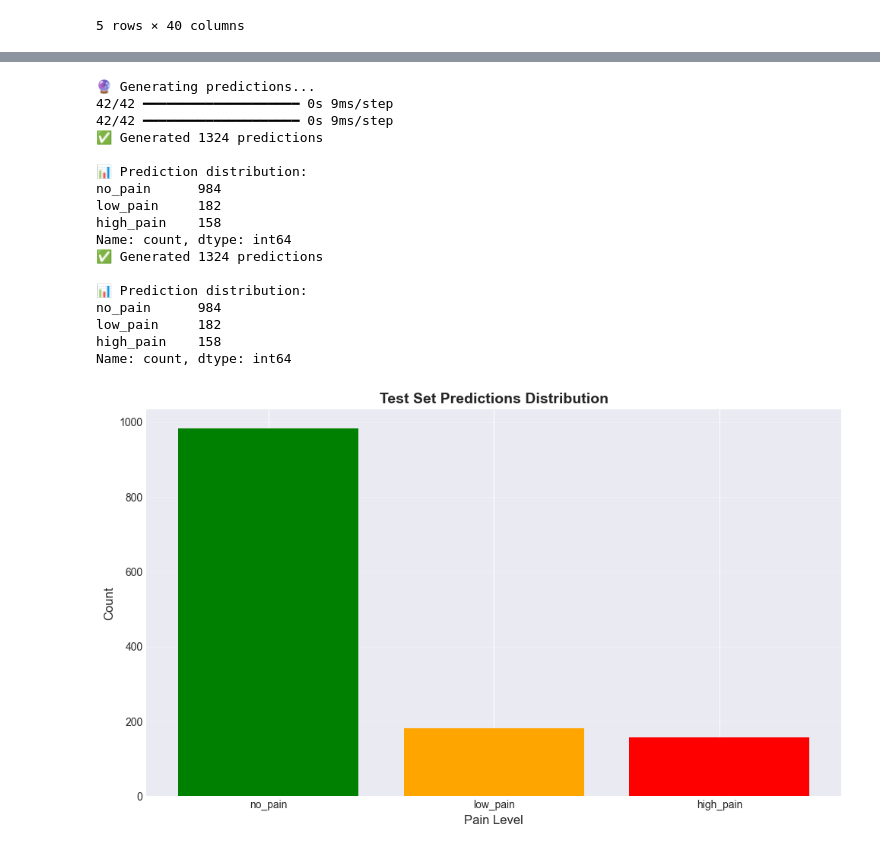
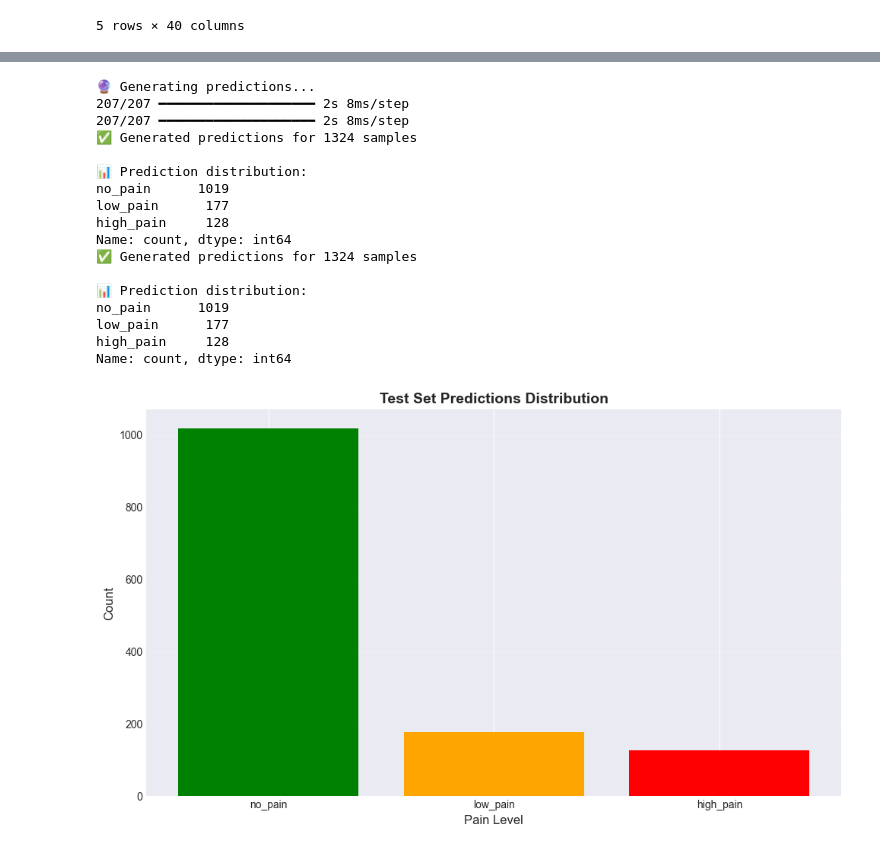
Before and after one commit to FilippoSaccomano/Cracking-Pain-Levels-from-Time-Series-Signals, a Jupyter notebook: pain_pirate_analysis.ipynb, the cells around one changed output, grey strips where cells are left out. Drawn from its saved outputs; the diff is of its cells as text; code cells hidden in the pictures.

Commit message:
best result

```diff
--- a/pain_pirate_analysis.ipynb
+++ b/pain_pirate_analysis.ipynb
@@ -636,12 +609,11 @@ print("✅ Callback factory ready!")
 # %% [output]
 ✅ Callback factory ready!
 # %%
-def apply_smote_resampling(X_train, y_train, smote_params):
-    smote = SMOTE(**smote_params)
-    X_flat = X_train.reshape(X_train.shape[0], -1)
-    X_res_flat, y_res = smote.fit_resample(X_flat, y_train)
-    X_res = X_res_flat.reshape(-1, sequence_length, n_features)
-    return X_res.astype(np.float32), y_res
+# Training utilities aligned with sliding-window approach
+def apply_smote_resampling(X_train, y_train, smote_params=None):
+    """Compatibility wrapper: returns the provided training windows without resampling."""
+    _ = smote_params  # Parameters kept for interface compatibility
+    return X_train.copy(), y_train.copy()
 
 def compute_alpha_vector(y_labels, n_classes):
     present_classes = np.unique(y_labels)
@@ -711,7 +683,7 @@ print("🚀 Starting Ensemble Grid Search...")
 # =====================================================
 def build_lstm(sequence_length, n_features, n_classes, units=(128, 64), dropout=0.3):
     model = keras.Sequential([
-        layers.Masking(mask_value=0.0, input_shape=(sequence_length, n_features)),
+        layers.Input(shape=(sequence_length, n_features)),
         layers.LSTM(units[0], return_sequences=True),
         layers.Dropout(dropout),
         layers.LSTM(units[1]),
@@ -723,7 +695,7 @@ def build_lstm(sequence_length, n_features, n_classes, units=(128, 64), dropout=
 
 def build_gru(sequence_length, n_features, n_classes, units=(128, 64), dropout=0.3):
     model = keras.Sequential([
-        layers.Masking(mask_value=0.0, input_shape=(sequence_length, n_features)),
+        layers.Input(shape=(sequence_length, n_features)),
         layers.GRU(units[0], return_sequences=True),
         layers.Dropout(dropout),
         layers.GRU(units[1]),
@@ -735,7 +707,7 @@ def build_gru(sequence_length, n_features, n_classes, units=(128, 64), dropout=0
 
 def build_cnn_lstm(sequence_length, n_features, n_classes, filters=64, kernel_size=3, lstm_units=64, dropout=0.3):
     model = keras.Sequential([
-        layers.Masking(mask_value=0.0, input_shape=(sequence_length, n_features)),
+        layers.Input(shape=(sequence_length, n_features)),
         layers.Conv1D(filters, kernel_size, activation='relu', padding='same'),
         layers.MaxPooling1D(2),
         layers.LSTM(lstm_units),
@@ -1223,45 +1191,58 @@ print(f"✅ Test tensor shape: {X_test_seq.shape}")
 # Make predictions
 print("\n🔮 Generating predictions...")
 
-y_test_probs = best_model.predict(X_test_seq)
-y_test_classes = np.argmax(y_test_probs, axis=1)
+window_probs = best_model.predict(test_windows_scaled)
+
+sample_probabilities = defaultdict(list)
+for prob, sample_idx in zip(window_probs, test_window_sample_indices):
+    sample_probabilities[sample_idx].append(prob)
+
+aggregated_indices = []
+aggregated_probs = []
+for sample_idx in unique_test_samples:
+    probs = np.stack(sample_probabilities[sample_idx])
+    aggregated_indices.append(sample_idx)
+    aggregated_probs.append(probs.mean(axis=0))
+
+aggregated_probs = np.stack(aggregated_probs)
+y_test_classes = np.argmax(aggregated_probs, axis=1)
 y_test_labels = label_encoder.inverse_transform(y_test_classes)
 
-print(f"✅ Generated {len(y_test_labels)} predictions")
+print(f"✅ Generated predictions for {len(y_test_labels)} samples")
 
 # Show prediction distribution
 pred_dist = pd.Series(y_test_labels).value_counts()
 print("\n📊 Prediction distribution:")
 print(pred_dist)
 
 # Visualize
 plt.figure(figsize=(10, 6))
 colors_map = {'no_pain': 'green', 'low_pain': 'orange', 'high_pain': 'red'}
 bar_colors = [colors_map.get(label, 'gray') for label in pred_dist.index]
 plt.bar(pred_dist.index, pred_dist.values, color=bar_colors)
 plt.xlabel('Pain Level', fontsize=12)
 plt.ylabel('Count', fontsize=12)
 plt.title('Test Set Predictions Distribution', fontsize=14, fontweight='bold')
 plt.grid(axis='y', alpha=0.3)
 plt.tight_layout()
 plt.show()
 # %% [output]
 🔮 Generating predictions...
-42/42 ━━━━━━━━━━━━━━━━━━━━ 0s 9ms/step
-42/42 ━━━━━━━━━━━━━━━━━━━━ 0s 9ms/step
-✅ Generated 1324 predictions
+207/207 ━━━━━━━━━━━━━━━━━━━━ 2s 8ms/step
+207/207 ━━━━━━━━━━━━━━━━━━━━ 2s 8ms/step
+✅ Generated predictions for 1324 samples
 
 📊 Prediction distribution:
-no_pain      984
-low_pain     182
-high_pain    158
+no_pain      1019
+low_pain      177
+high_pain     128
 Name: count, dtype: int64
-✅ Generated 1324 predictions
+✅ Generated predictions for 1324 samples
 
 📊 Prediction distribution:
-no_pain      984
-low_pain     182
-high_pain    158
+no_pain      1019
+low_pain      177
+high_pain     128
 Name: count, dtype: int64
-[figure, old version]
+[figure, new version]
 # %%
```
Also changed, not shown: parts of 15 cells of this notebook.
